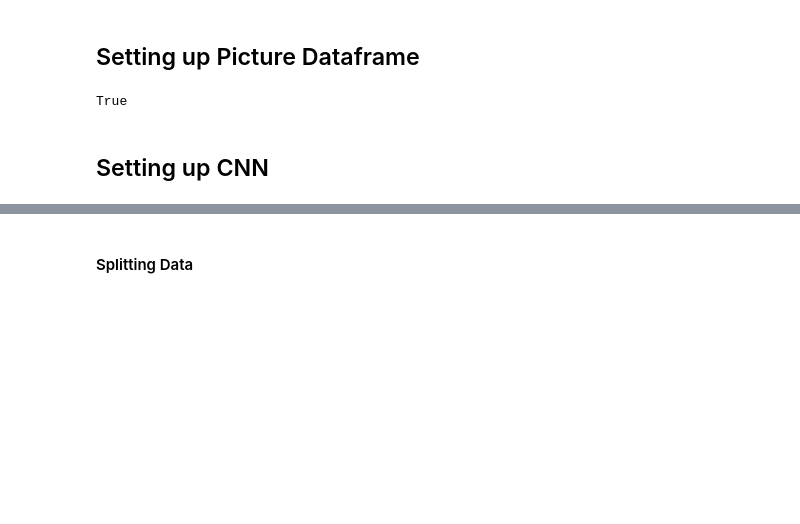
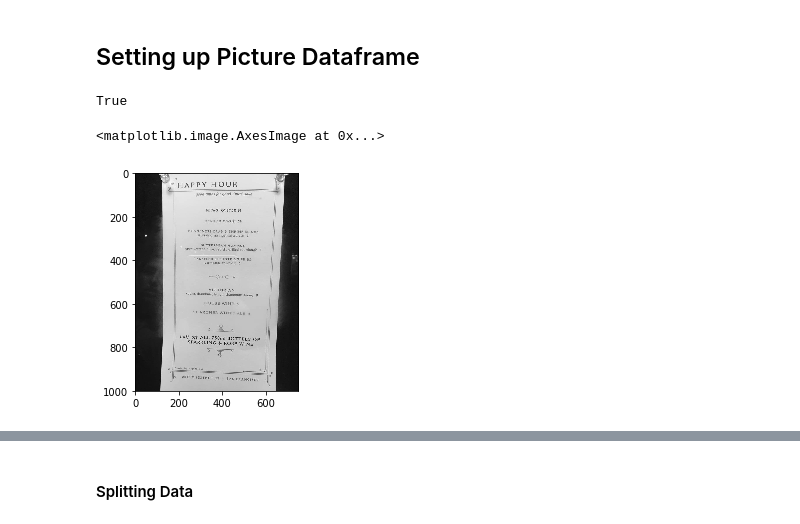
Before and after one commit to avgalan/ga_capstone, a Jupyter notebook: image_processing_modeling.ipynb, the cells around one changed output, grey strips where cells are left out. Cells and saved outputs as stored; diff of their text form; code cells hidden in the pictures; blank space fills up the shorter version.

```diff
--- a/image_processing_modeling.ipynb
+++ b/image_processing_modeling.ipynb
@@ -53,0 +18,7 @@ img = cv2.imread('../../python_stuff/test_41.jpg', cv2.IMREAD_GRAYSCALE)
+# %%
+#Test code for sample pytesseract text recognition
+#Test image in grayscale
+img = cv2.imread('./data/test_41.jpg', cv2.IMREAD_GRAYSCALE)
+
+text = pytesseract.image_to_string(img)
+print(text)
@@ -177,2 +166,6 @@ for i, image_name in enumerate(file_names):
-# %% [markdown]
-## Setting up CNN
+# %%
+#test image before processing for comparison
+plt.imshow(img, cmap='gray')
+# %% [output]
+<matplotlib.image.AxesImage at 0x...>
+[figure, added]
```
Also changed, not shown: parts of 64 cells of this notebook.
